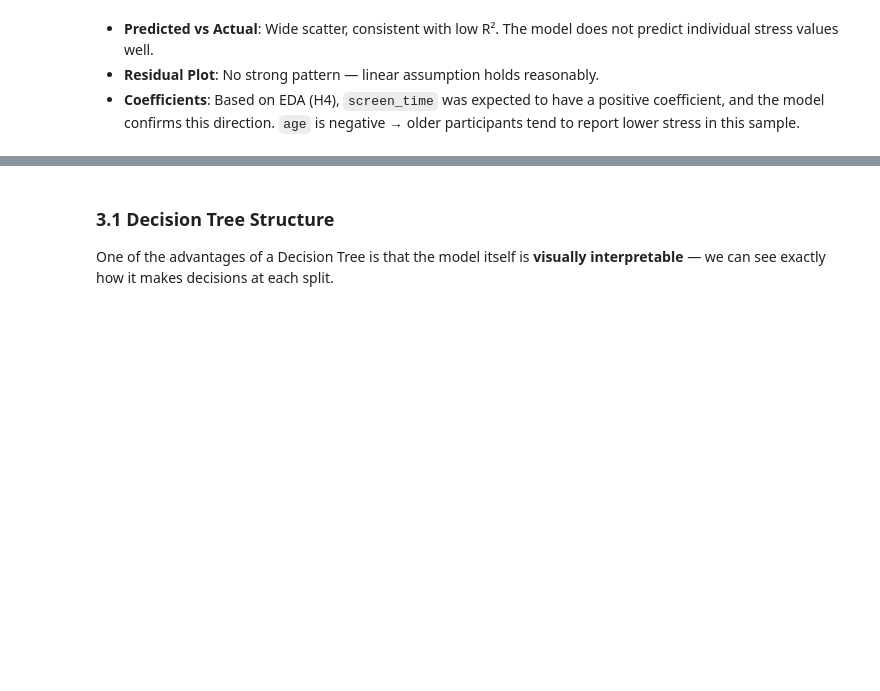
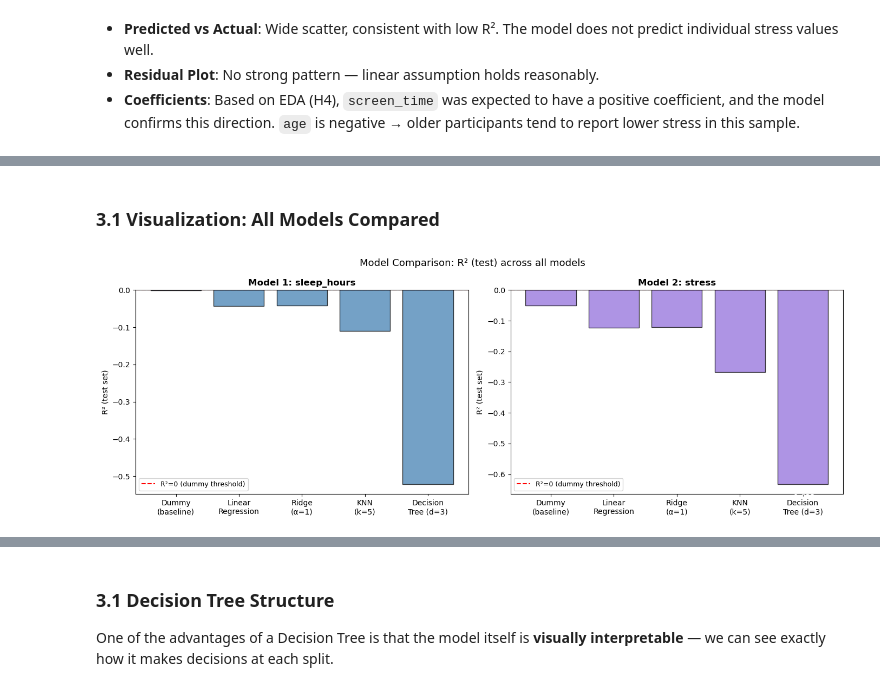
Before and after one commit to Serasb/DSA210-Project, a Jupyter notebook: ML.ipynb, the cells around one changed output, grey strips where cells are left out. Drawn from its saved outputs; the diff is of its cells as text; code cells hidden in the pictures; blank space fills up the shorter version.

```diff
--- a/ML.ipynb
+++ b/ML.ipynb
@@ -470,0 +487,28 @@ Decision Tree (d=3)            -0.6326       1.5377      -0.3515
+# %% [markdown]
+### 3.1 Visualization: All Models Compared
+# %%
+fig, axes = plt.subplots(1, 2, figsize=(14, 5))
+fig.suptitle('Model Comparison: R² (test) across all models', fontsize=13)
+
+model_names = ['Dummy\n(baseline)', 'Linear\nRegression', 'Ridge\n(α=1)', 'KNN\n(k=5)', 'Decision\nTree (d=3)']
+r2_sleep  = [r[1] for r in results1]
+r2_stress = [r[1] for r in results2]
+
+for ax, r2_vals, title, color in [
+    (axes[0], r2_sleep,  'Model 1: sleep_hours', 'steelblue'),
+    (axes[1], r2_stress, 'Model 2: stress',      'mediumpurple'),
+]:
+    bars = ax.bar(model_names, r2_vals, color=color, alpha=0.75, edgecolor='black')
+    ax.axhline(0, color='red', linestyle='--', linewidth=1.5, label='R²=0 (dummy threshold)')
+    ax.set_title(title, fontweight='bold')
+    ax.set_ylabel('R² (test set)')
+    ax.legend(fontsize=9)
+    for bar, val in zip(bars, r2_vals):
+        ax.text(bar.get_x() + bar.get_width()/2, val - 0.03,
+                f'{val:.3f}', ha='center', va='top', fontsize=9, color='white', fontweight='bold')
+
+plt.tight_layout()
+plt.savefig('ml_fig6_model_comparison_extended.png', dpi=150, bbox_inches='tight')
+plt.show()
+# %% [output]
+[figure, added]
```
Also changed, not shown: parts of 9 cells of this notebook.
